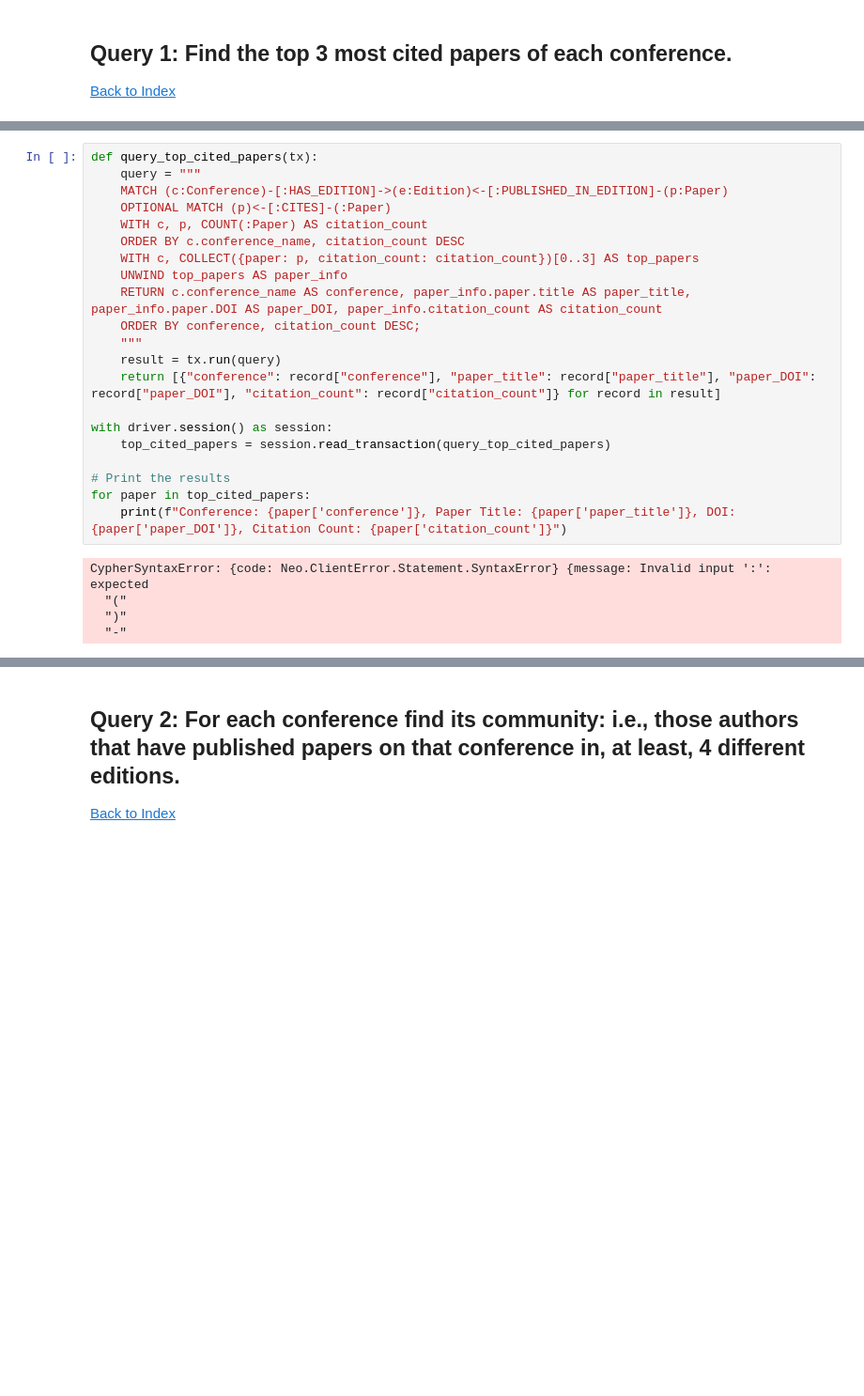
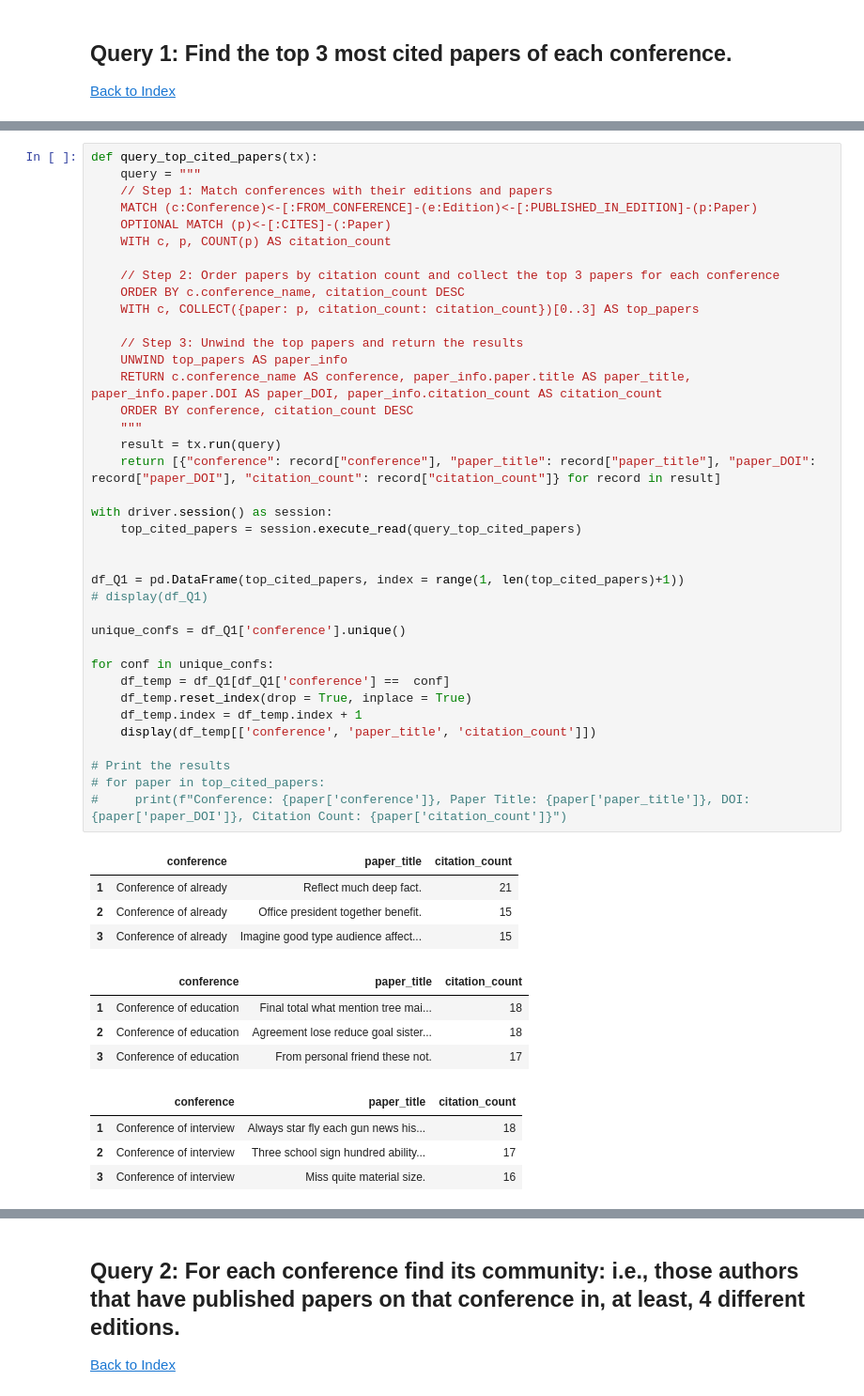
Before and after one commit to guill-mr/Neo4j_practice_set, a Jupyter notebook: Neo4j_practice_HW2.ipynb, the cells around one changed output, grey strips where cells are left out. Shown at 94% size. Drawn from its saved outputs; the diff is of its cells as text; blank space fills up the shorter version.

```diff
--- a/Neo4j_practice_HW2.ipynb
+++ b/Neo4j_practice_HW2.ipynb
@@ -650,26 +667,51 @@ Reviews added to Neo4j successfully.
 # %%
 def query_top_cited_papers(tx):
     query = """
-    MATCH (c:Conference)-[:HAS_EDITION]->(e:Edition)<-[:PUBLISHED_IN_EDITION]-(p:Paper)
+    // Step 1: Match conferences with their editions and papers
+    MATCH (c:Conference)<-[:FROM_CONFERENCE]-(e:Edition)<-[:PUBLISHED_IN_EDITION]-(p:Paper)
     OPTIONAL MATCH (p)<-[:CITES]-(:Paper)
-    WITH c, p, COUNT(:Paper) AS citation_count
+    WITH c, p, COUNT(p) AS citation_count
+
+    // Step 2: Order papers by citation count and collect the top 3 papers for each conference
     ORDER BY c.conference_name, citation_count DESC
     WITH c, COLLECT({paper: p, citation_count: citation_count})[0..3] AS top_papers
+
+    // Step 3: Unwind the top papers and return the results
     UNWIND top_papers AS paper_info
     RETURN c.conference_name AS conference, paper_info.paper.title AS paper_title, paper_info.paper.DOI AS paper_DOI, paper_info.citation_count AS citation_count
-    ORDER BY conference, citation_count DESC;
+    ORDER BY conference, citation_count DESC
     """
     result = tx.run(query)
     return [{"conference": record["conference"], "paper_title": record["paper_title"], "paper_DOI": record["paper_DOI"], "citation_count": record["citation_count"]} for record in result]
 
 with driver.session() as session:
-    top_cited_papers = session.read_transaction(query_top_cited_papers)
+    top_cited_papers = session.execute_read(query_top_cited_papers)
+
+
+df_Q1 = pd.DataFrame(top_cited_papers, index = range(1, len(top_cited_papers)+1))
+# display(df_Q1)
+
+unique_confs = df_Q1['conference'].unique()
+
+for conf in unique_confs:
+    df_temp = df_Q1[df_Q1['conference'] ==  conf]
+    df_temp.reset_index(drop = True, inplace = True)
+    df_temp.index = df_temp.index + 1
+    display(df_temp[['conference', 'paper_title', 'citation_count']])
 
 # Print the results
-for paper in top_cited_papers:
-    print(f"Conference: {paper['conference']}, Paper Title: {paper['paper_title']}, DOI: {paper['paper_DOI']}, Citation Count: {paper['citation_count']}")
+# for paper in top_cited_papers:
+#     print(f"Conference: {paper['conference']}, Paper Title: {paper['paper_title']}, DOI: {paper['paper_DOI']}, Citation Count: {paper['citation_count']}")
 # %% [output]
-CypherSyntaxError: {code: Neo.ClientError.Statement.SyntaxError} {message: Invalid input ':': expected
-  "("
-  ")"
-  "-"
+|  | conference | paper_title | citation_count |
+| 1 | Conference of already | Reflect much deep fact. | 21 |
+| 2 | Conference of already | Office president together benefit. | 15 |
+| 3 | Conference of already | Imagine good type audience affect... | 15 |
+|  | conference | paper_title | citation_count |
+| 1 | Conference of education | Final total what mention tree mai... | 18 |
+| 2 | Conference of education | Agreement lose reduce goal sister... | 18 |
+| 3 | Conference of education | From personal friend these not. | 17 |
+|  | conference | paper_title | citation_count |
+| 1 | Conference of interview | Always star fly each gun news his... | 18 |
+| 2 | Conference of interview | Three school sign hundred ability... | 17 |
+| 3 | Conference of interview | Miss quite material size. | 16 |
```
Also changed, not shown: parts of 15 cells of this notebook, 2 other files.
